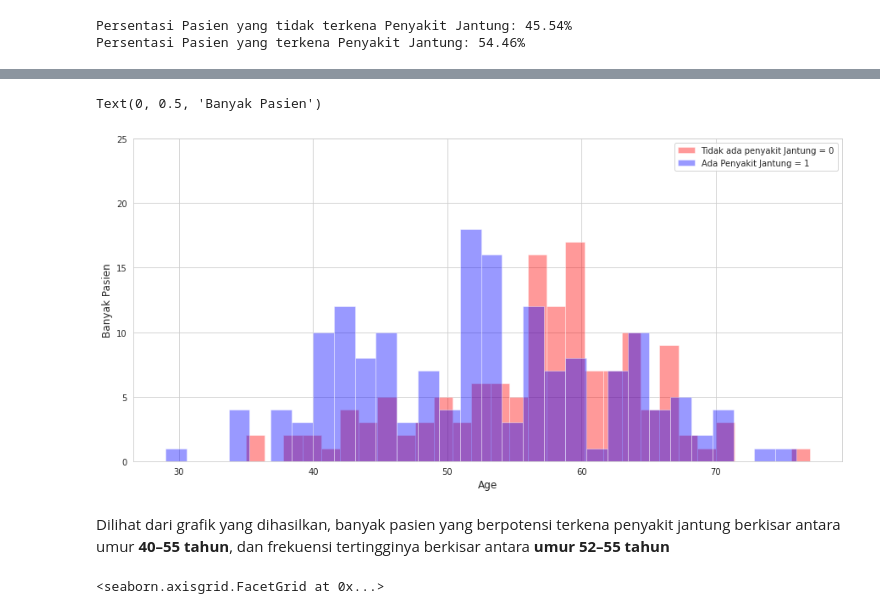
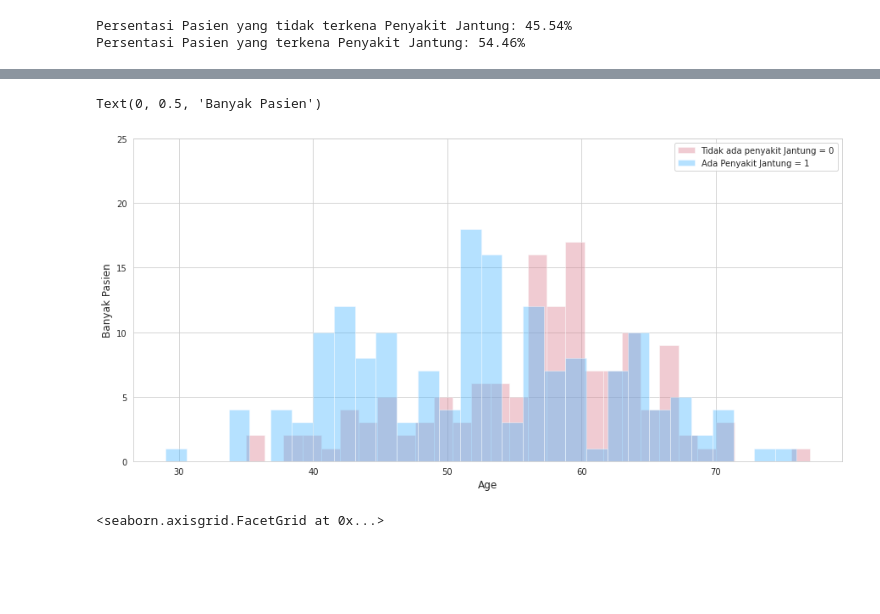
Before and after one commit to FebricoJonata/AI-Final-Project, a Jupyter notebook: Prediksi_Penyakit_Jantung_(Project_AI).ipynb, the cells around one changed output, grey strips where cells are left out. Drawn from its saved outputs; the diff is of its cells as text; code cells hidden in the pictures; blank space fills up the shorter version.

```diff
--- a/Prediksi_Penyakit_Jantung_(Project_AI).ipynb
+++ b/Prediksi_Penyakit_Jantung_(Project_AI).ipynb
@@ -97,18 +103,16 @@ plt.show()
 # %%
 #Korelasi hubungan antara penyakit jantung dan umur
 
 plt.subplots(figsize = (15,7))
-sns.distplot(dataset[dataset['target'] == 0]['age'], bins = 30, kde = False,color = 'red',label = 'Tidak ada penyakit Jantung = 0')
-sns.distplot(dataset[dataset['target'] == 1]['age'], bins = 30, kde = False,color = 'blue',label = 'Ada Penyakit Jantung = 1')
+sns.distplot(dataset[dataset['target'] == 0]['age'], bins = 30, kde = False,color = '#DA7F8F',label = 'Tidak ada penyakit Jantung = 0')
+sns.distplot(dataset[dataset['target'] == 1]['age'], bins = 30, kde = False,color = '#47B5FF',label = 'Ada Penyakit Jantung = 1')
 plt.ylim(0,25)
 plt.legend()
 plt.xlabel('Age', fontsize = 12)
 plt.ylabel('Banyak Pasien', fontsize = 12)
 # %% [output]
 Text(0, 0.5, 'Banyak Pasien')
-[figure, old version]
+[figure, new version]
-# %% [markdown]
-Dilihat dari grafik yang dihasilkan, banyak pasien yang berpotensi terkena penyakit jantung berkisar antara umur **40–55 tahun**, dan frekuensi tertingginya berkisar antara **umur 52–55 tahun**
 # %%
 #Visualisasi Data Hubungan antara thalach(maximum heart archived), oldpeak(Depresi ST), exang(ada keluhan angina atau tidak) dan target (Memiliki Penyakit atau Tidak (1=yes, 0=no)
 
```
Also changed, not shown: parts of 13 cells of this notebook.
